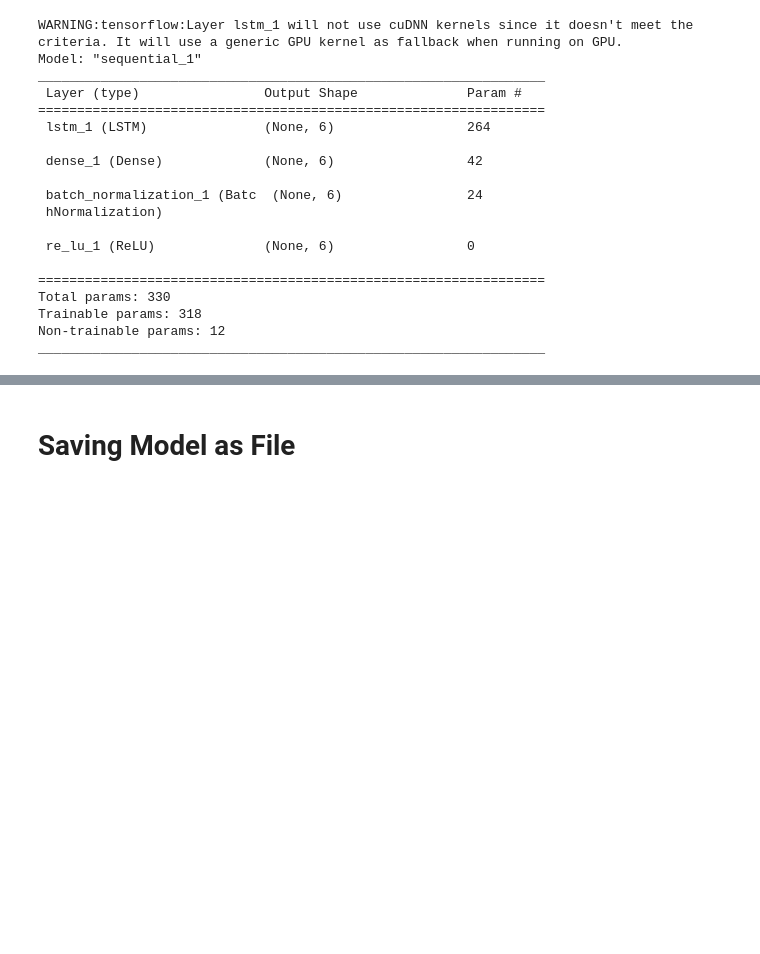
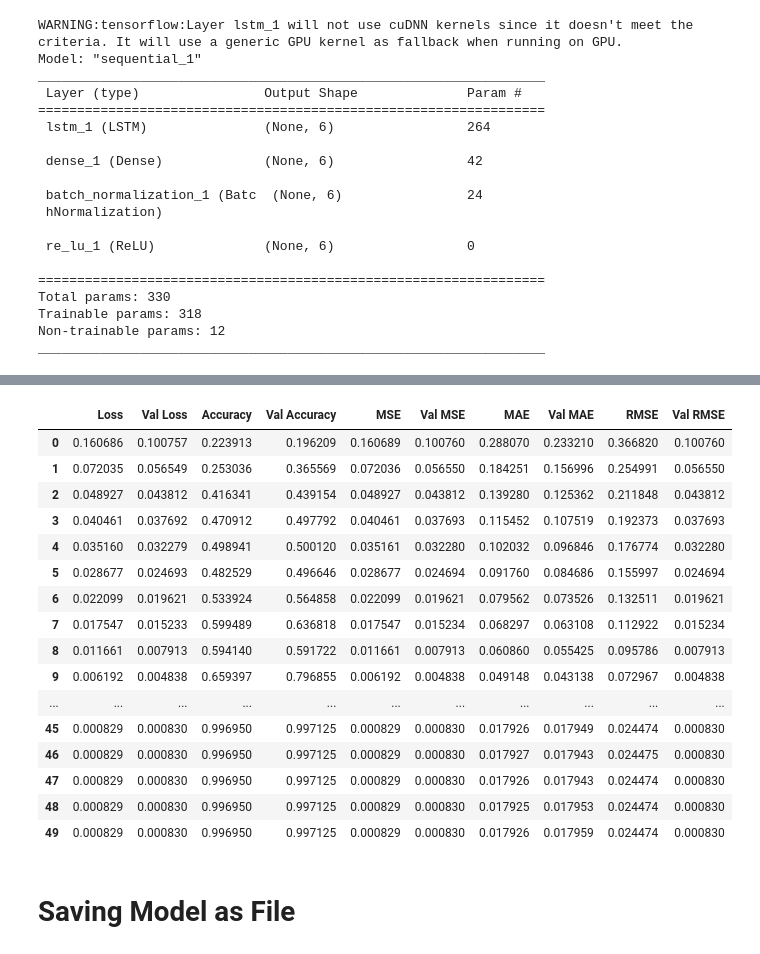
Before and after one commit to utkarshkanswal/Machine-Learning-application-on-Air-quality-dataset, a Jupyter notebook: PJ_Sensor/LSTM/PJ_LSTM.ipynb, the cells around one changed output, grey strips where cells are left out. Saved outputs shown, nothing was run; the diff lists cells and outputs as text; code cells hidden in the pictures; blank space fills up the shorter version.

```diff
--- a/PJ_Sensor/LSTM/PJ_LSTM.ipynb
+++ b/PJ_Sensor/LSTM/PJ_LSTM.ipynb
@@ -156,0 +157,30 @@ model1.evaluate(x_train,y_train)
+# %%
+df1=pd.DataFrame(model_fit8.history['loss'],columns=["Loss"])
+df1=df1.join(pd.DataFrame(model_fit8.history["val_loss"],columns=["Val Loss"]))
+df1=df1.join(pd.DataFrame(model_fit8.history["accuracy"],columns=['Accuracy']))
+df1=df1.join(pd.DataFrame(model_fit8.history["val_accuracy"],columns=['Val Accuracy']))
+df1=df1.join(pd.DataFrame(model_fit8.history["mse"],columns=['MSE']))
+df1=df1.join(pd.DataFrame(model_fit8.history["val_mse"],columns=['Val MSE']))
+df1=df1.join(pd.DataFrame(model_fit8.history["mae"],columns=['MAE']))
+df1=df1.join(pd.DataFrame(model_fit8.history["val_mae"],columns=['Val MAE']))
+df1=df1.join(pd.DataFrame(model_fit8.history["rmse"],columns=['RMSE']))
+df1=df1.join(pd.DataFrame(model_fit8.history["val_mse"],columns=['Val RMSE']))
+df1
+# %% [output]
+|  | Loss | Val Loss | Accuracy | Val Accuracy | MSE | Val MSE | MAE | Val MAE | RMSE | Val RMSE |
+| 0 | 0.160686 | 0.100757 | 0.223913 | 0.196209 | 0.160689 | 0.100760 | 0.288070 | 0.233210 | 0.366820 | 0.100760 |
+| 1 | 0.072035 | 0.056549 | 0.253036 | 0.365569 | 0.072036 | 0.056550 | 0.184251 | 0.156996 | 0.254991 | 0.056550 |
+| 2 | 0.048927 | 0.043812 | 0.416341 | 0.439154 | 0.048927 | 0.043812 | 0.139280 | 0.125362 | 0.211848 | 0.043812 |
+| 3 | 0.040461 | 0.037692 | 0.470912 | 0.497792 | 0.040461 | 0.037693 | 0.115452 | 0.107519 | 0.192373 | 0.037693 |
+| 4 | 0.035160 | 0.032279 | 0.498941 | 0.500120 | 0.035161 | 0.032280 | 0.102032 | 0.096846 | 0.176774 | 0.032280 |
+| 5 | 0.028677 | 0.024693 | 0.482529 | 0.496646 | 0.028677 | 0.024694 | 0.091760 | 0.084686 | 0.155997 | 0.024694 |
+| 6 | 0.022099 | 0.019621 | 0.533924 | 0.564858 | 0.022099 | 0.019621 | 0.079562 | 0.073526 | 0.132511 | 0.019621 |
+| 7 | 0.017547 | 0.015233 | 0.599489 | 0.636818 | 0.017547 | 0.015234 | 0.068297 | 0.063108 | 0.112922 | 0.015234 |
+| 8 | 0.011661 | 0.007913 | 0.594140 | 0.591722 | 0.011661 | 0.007913 | 0.060860 | 0.055425 | 0.095786 | 0.007913 |
+| 9 | 0.006192 | 0.004838 | 0.659397 | 0.796855 | 0.006192 | 0.004838 | 0.049148 | 0.043138 | 0.072967 | 0.004838 |
+| ... | ... | ... | ... | ... | ... | ... | ... | ... | ... | ... |
+| 45 | 0.000829 | 0.000830 | 0.996950 | 0.997125 | 0.000829 | 0.000830 | 0.017926 | 0.017949 | 0.024474 | 0.000830 |
+| 46 | 0.000829 | 0.000830 | 0.996950 | 0.997125 | 0.000829 | 0.000830 | 0.017927 | 0.017943 | 0.024475 | 0.000830 |
+| 47 | 0.000829 | 0.000830 | 0.996950 | 0.997125 | 0.000829 | 0.000830 | 0.017926 | 0.017943 | 0.024474 | 0.000830 |
+| 48 | 0.000829 | 0.000830 | 0.996950 | 0.997125 | 0.000829 | 0.000830 | 0.017925 | 0.017953 | 0.024474 | 0.000830 |
+| 49 | 0.000829 | 0.000830 | 0.996950 | 0.997125 | 0.000829 | 0.000830 | 0.017926 | 0.017959 | 0.024474 | 0.000830 |
```
Also changed, not shown: parts of 8 cells of this notebook, 7 other files.
